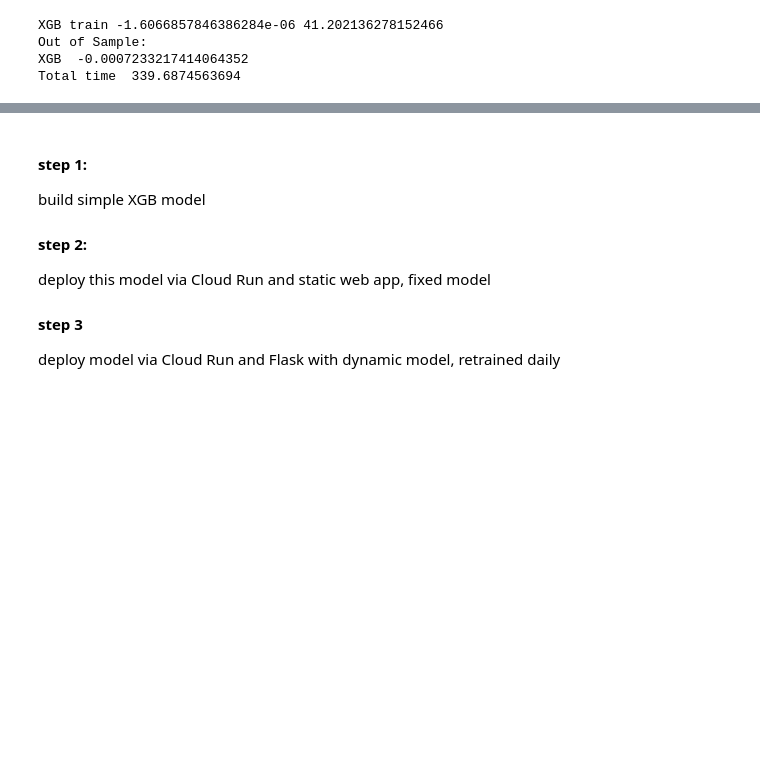
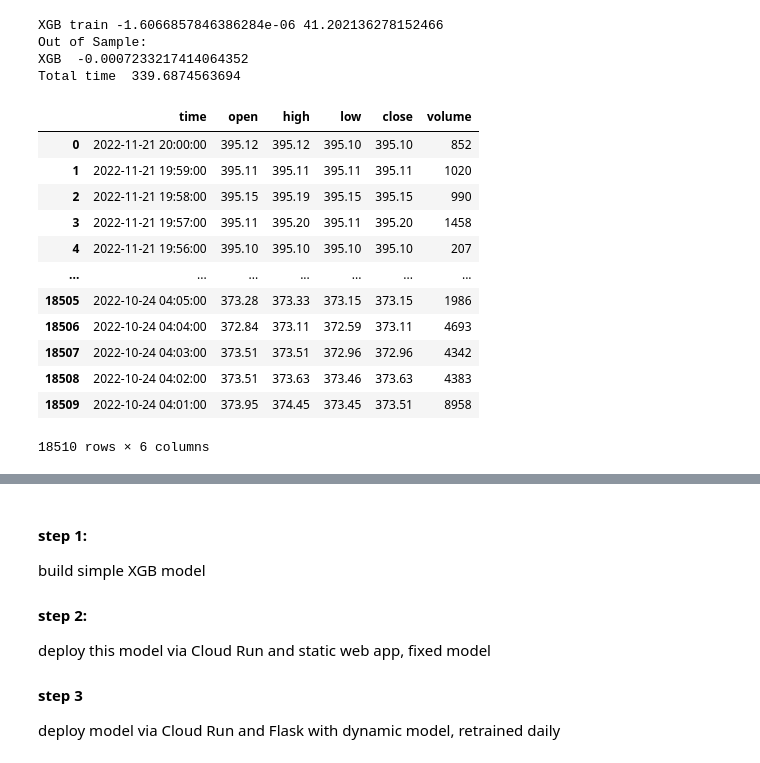
Before and after one commit to MykolaPinchuk/projects_gcp_cpu, a Jupyter notebook: spx/src/dev_xgb.ipynb, the cells around one changed output, grey strips where cells are left out. Saved outputs shown, nothing was run; the diff lists cells and outputs as text; code cells hidden in the pictures; blank space fills up the shorter version.

```diff
--- a/spx/src/dev_xgb.ipynb
+++ b/spx/src/dev_xgb.ipynb
@@ -452,3 +452,21 @@ Total time  339.6874563694
 # can try to exploit intraday lead-lag effects
 # i.e., pick up intraday major assets (3 indices) and try to predict less liquid assets.
 # can try btc or etfs of small stocks. e.g., eem or eems etfs.
+# %%
+url = 'https://www.alphavantage.co/query?function=TIME_SERIES_INTRADAY_EXTENDED&symbol=SPY&interval=1min&adjusted=true&slice=year1month1&apikey=KBYUCPQEHAG67WNC&datatype=csv'
+spy = pd.read_csv(url)
+spy
+# %% [output]
+|  | time | open | high | low | close | volume |
+| 0 | 2022-11-21 20:00:00 | 395.12 | 395.12 | 395.10 | 395.10 | 852 |
+| 1 | 2022-11-21 19:59:00 | 395.11 | 395.11 | 395.11 | 395.11 | 1020 |
+| 2 | 2022-11-21 19:58:00 | 395.15 | 395.19 | 395.15 | 395.15 | 990 |
+| 3 | 2022-11-21 19:57:00 | 395.11 | 395.20 | 395.11 | 395.20 | 1458 |
+| 4 | 2022-11-21 19:56:00 | 395.10 | 395.10 | 395.10 | 395.10 | 207 |
+| ... | ... | ... | ... | ... | ... | ... |
+| 18505 | 2022-10-24 04:05:00 | 373.28 | 373.33 | 373.15 | 373.15 | 1986 |
+| 18506 | 2022-10-24 04:04:00 | 372.84 | 373.11 | 372.59 | 373.11 | 4693 |
+| 18507 | 2022-10-24 04:03:00 | 373.51 | 373.51 | 372.96 | 372.96 | 4342 |
+| 18508 | 2022-10-24 04:02:00 | 373.51 | 373.63 | 373.46 | 373.63 | 4383 |
+| 18509 | 2022-10-24 04:01:00 | 373.95 | 374.45 | 373.45 | 373.51 | 8958 |
+18510 rows × 6 columns
```
Also changed, not shown: parts of 2 cells of this notebook, 3 other files.
